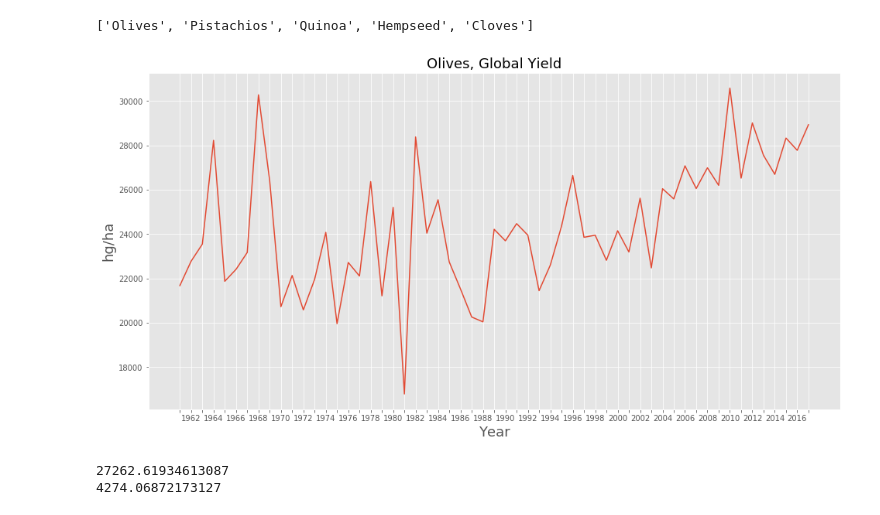
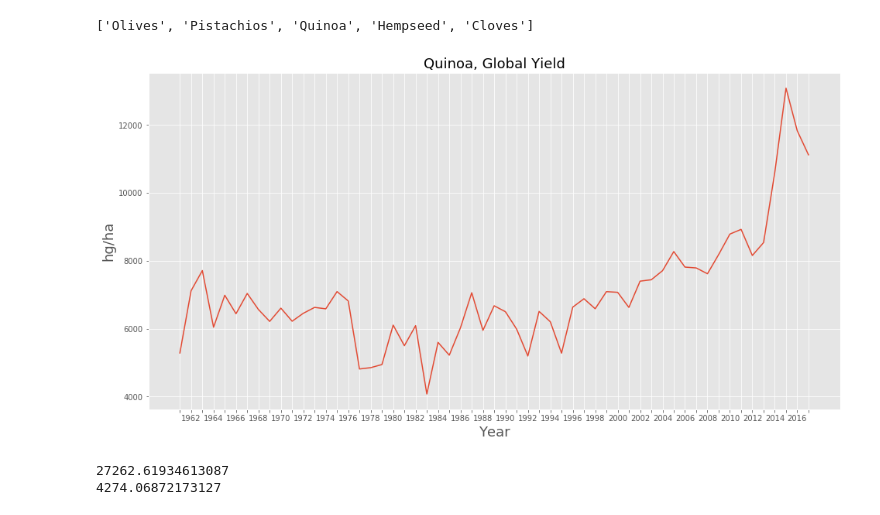
Before and after one commit to alyserecord/agricultural_yield, a Jupyter notebook: src/graphs_playground.ipynb, the cells around one changed output. Drawn from its saved outputs; the diff is of its cells as text; code cells hidden in the pictures.

```diff
--- a/src/graphs_playground.ipynb
+++ b/src/graphs_playground.ipynb
@@ -97,9 +97,9 @@ def plot_crop(crop,element='Yield'):
     ax.set_ylabel(ylabel,size=18)
     plt.savefig('../images/olivesyield.png')
 # %%
-plot_crop('Olives','Yield')
+plot_crop('Quinoa','Yield')
 # %% [output]
-[figure, old version]
+[figure, new version]
 # %%
 lst = global_item('Olives','Yield')
 x=[]
```
Also changed, not shown: parts of 2 cells of this notebook, 8 other files.
